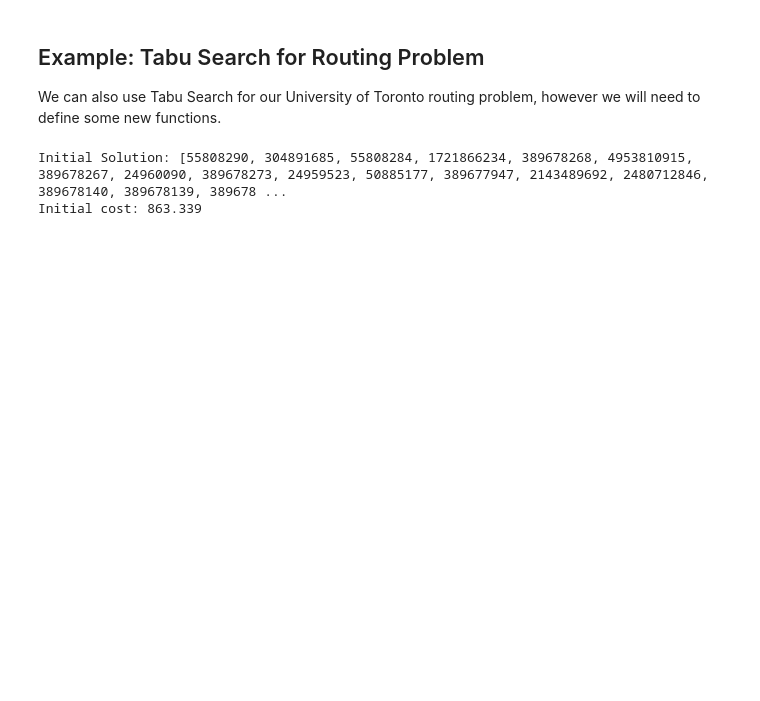
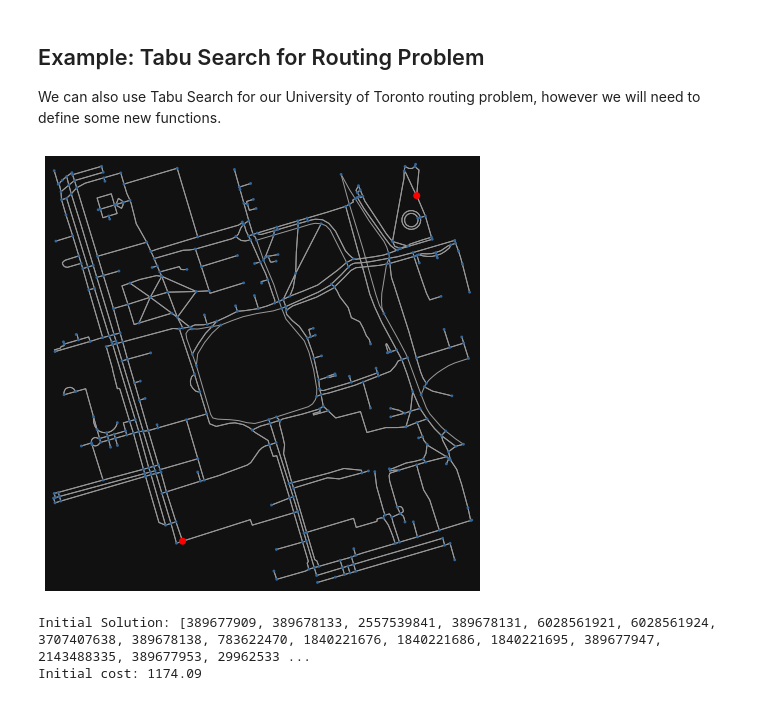
Before and after one commit to SmartMobilityAlgorithms/book, a Jupyter notebook: content/TrajectoryAlgorithms/TabuSearch.ipynb, the cells around one changed output. Saved outputs shown, nothing was run; the diff lists cells and outputs as text; code cells hidden in the pictures; blank space fills up the shorter version.

```diff
--- a/content/TrajectoryAlgorithms/TabuSearch.ipynb
+++ b/content/TrajectoryAlgorithms/TabuSearch.ipynb
@@ -110,13 +110,23 @@ We can also use Tabu Search for our University of Toronto routing problem, howev
 # %%
 # Setup the Graph, origin, and destination
 import osmnx
 from smart_mobility_utilities.common import Node, randomized_search, cost
-from smart_mobility_utilities.viz import draw_route
+from smart_mobility_utilities.viz import draw_route, draw_map
 
 reference = (43.661667, -79.395)
 G = osmnx.graph_from_point(reference, dist=300, clean_periphery=True, simplify=True)
-origin = Node(graph=G, osmid=55808290)
-destination = Node(graph=G, osmid=389677909)
+origin = Node(graph=G, osmid=389677909)
+destination = Node(graph=G, osmid=55808290)
+
+highlighted = [389677909, 55808290]
+
+# marking both the source and destination node
+
+nc = ['red' if node in highlighted else '#336699' for node in G.nodes()]
+ns = [50 if node in highlighted else 8 for node in G.nodes()]
+fig, ax = osmnx.plot_graph(G, node_size=ns, node_color=nc, node_zorder=2)
+# %% [output]
+[figure, added]
 # %%
 # Initialize a random solution, and its cost
 initial_solution = randomized_search(G, origin.osmid, destination.osmid)
@@ -124,8 +134,8 @@ initial_cost = cost(G,initial_solution)
 print("Initial Solution:",initial_solution)
 print("Initial cost:",initial_cost)
 # %% [output]
-Initial Solution: [55808290, 304891685, 55808284, 1721866234, 389678268, 4953810915, 389678267, 24960090, 389678273, 24959523, 50885177, 389677947, 2143489692, 2480712846, 389678140, 389678139, 389678 ...
-Initial cost: 863.339
+Initial Solution: [389677909, 389678133, 2557539841, 389678131, 6028561921, 6028561924, 3707407638, 389678138, 783622470, 1840221676, 1840221686, 1840221695, 389677947, 2143488335, 389677953, 29962533 ...
+Initial cost: 1174.09
 # %%
 from smart_mobility_utilities.children import get_children
 from tqdm.notebook import tqdm
```
Also changed, not shown: parts of 7 cells of this notebook, 4 other files.
